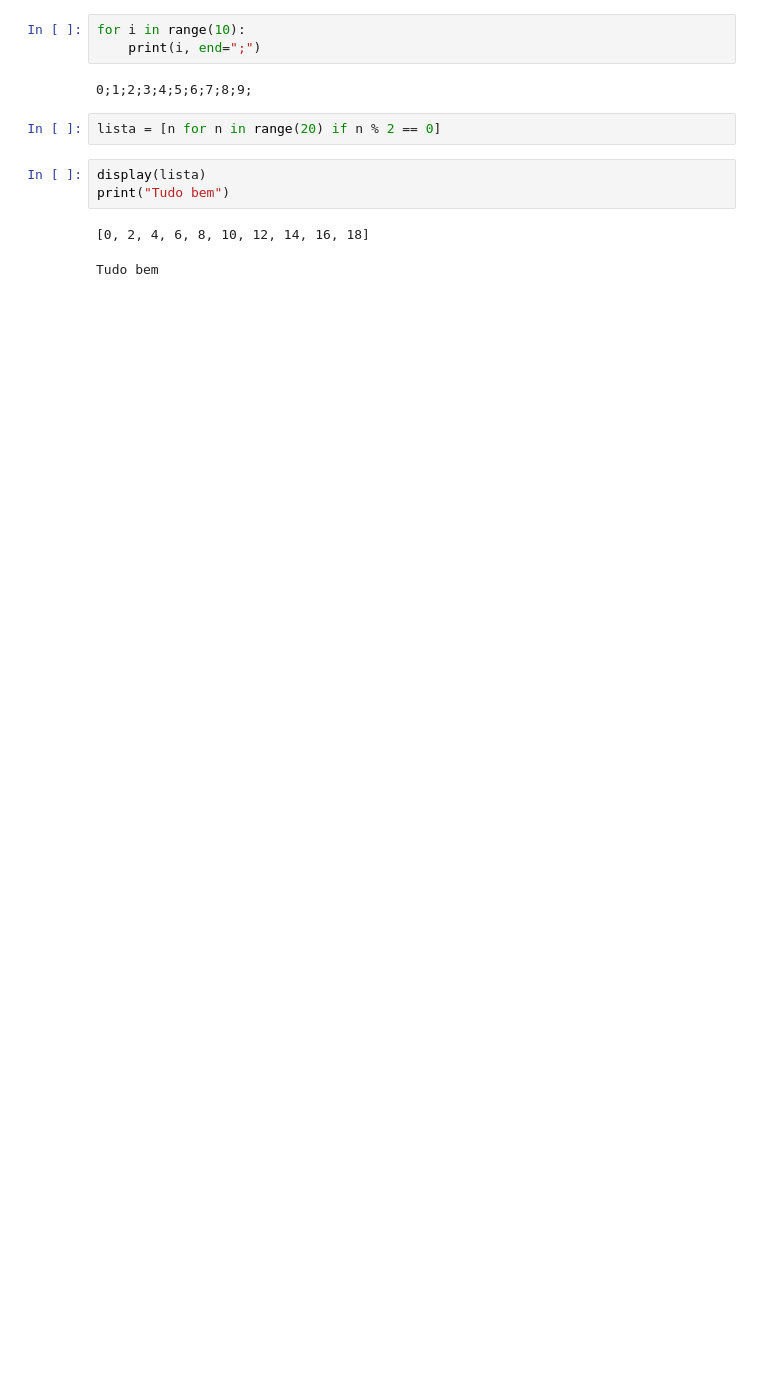
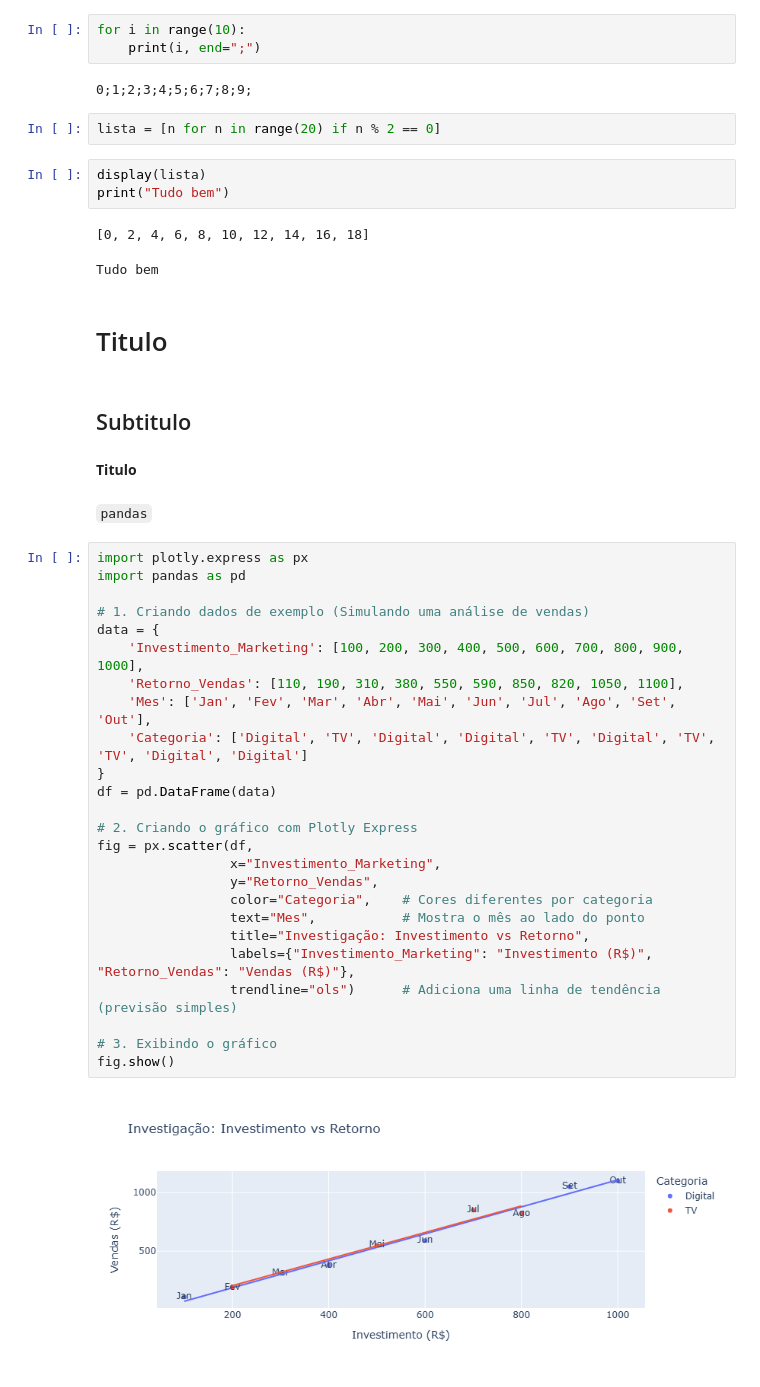
Before and after one commit to Ins1ghtM1n3r/Learn_Git, a Jupyter notebook: Project1.ipynb, the cells around one changed output. Cells and saved outputs as stored; diff of their text form; blank space fills up the shorter version.

Commit message:
Add plotly

```diff
--- a/Project1.ipynb
+++ b/Project1.ipynb
@@ -15,3 +15,38 @@ print("Tudo bem")
 # %% [output]
 [0, 2, 4, 6, 8, 10, 12, 14, 16, 18]
 Tudo bem
+# %% [markdown]
+# Titulo #
+# %% [markdown]
+## Subtitulo ##
+# %% [markdown]
+****Titulo****
+# %% [markdown]
+`pandas`
+# %%
+import plotly.express as px
+import pandas as pd
+
+# 1. Criando dados de exemplo (Simulando uma análise de vendas)
+data = {
+    'Investimento_Marketing': [100, 200, 300, 400, 500, 600, 700, 800, 900, 1000],
+    'Retorno_Vendas': [110, 190, 310, 380, 550, 590, 850, 820, 1050, 1100],
+    'Mes': ['Jan', 'Fev', 'Mar', 'Abr', 'Mai', 'Jun', 'Jul', 'Ago', 'Set', 'Out'],
+    'Categoria': ['Digital', 'TV', 'Digital', 'Digital', 'TV', 'Digital', 'TV', 'TV', 'Digital', 'Digital']
+}
+df = pd.DataFrame(data)
+
+# 2. Criando o gráfico com Plotly Express
+fig = px.scatter(df,
+                 x="Investimento_Marketing",
+                 y="Retorno_Vendas",
+                 color="Categoria",    # Cores diferentes por categoria
+                 text="Mes",           # Mostra o mês ao lado do ponto
+                 title="Investigação: Investimento vs Retorno",
+                 labels={"Investimento_Marketing": "Investimento (R$)", "Retorno_Vendas": "Vendas (R$)"},
+                 trendline="ols")      # Adiciona uma linha de tendência (previsão simples)
+
+# 3. Exibindo o gráfico
+fig.show()
+# %% [output]
+[figure, added]
```
Also changed, not shown: parts of 1 cell of this notebook, 1 other file.
